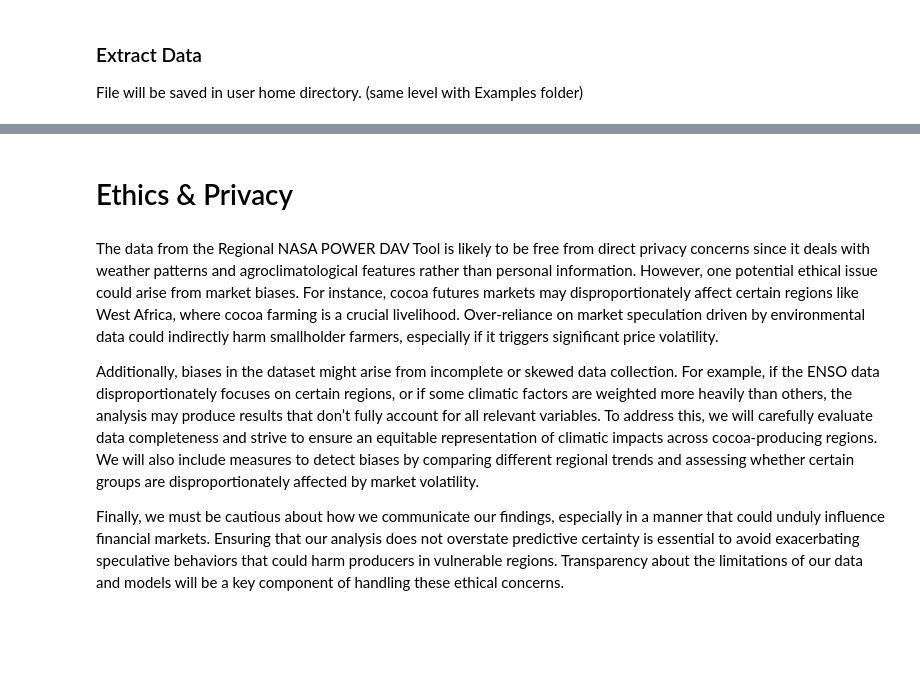
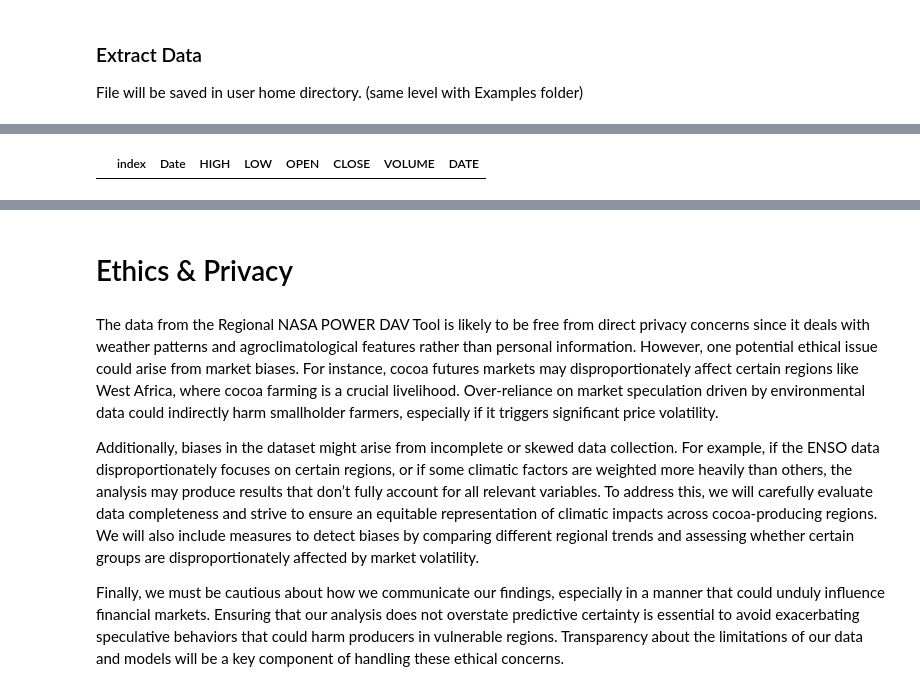
Before and after one commit to jak-weston/Cocoa-Futures-Analysis, a Jupyter notebook: DataCheckpoint_Group142-FA24.ipynb, the cells around one changed output, grey strips where cells are left out. Drawn from its saved outputs; the diff is of its cells as text; code cells hidden in the pictures; blank space fills up the shorter version.

```diff
--- a/DataCheckpoint_Group142-FA24.ipynb
+++ b/DataCheckpoint_Group142-FA24.ipynb
@@ -379,0 +408,13 @@ cocoa_data.head()
+# %%
+new_separated_data['Separation 1']["DATE"] = new_separated_data['Separation 1'].index
+new_separated_data["Separation 1"].reset_index()
+new_separated_data['Separation 2']["DATE"] = new_separated_data['Separation 2'].index
+new_separated_data["Separation 2"].reset_index()
+new_separated_data['Separation 3']["DATE"] = new_separated_data['Separation 3'].index
+new_separated_data["Separation 3"].reset_index()
+new_separated_data['Separation 4']["DATE"] = new_separated_data['Separation 4'].index
+new_separated_data["Separation 4"].reset_index()
+new_separated_data['Separation 5']["DATE"] = new_separated_data['Separation 5'].index
+new_separated_data["Separation 5"].reset_index()
+# %% [output]
+|  | index | Date | HIGH | LOW | OPEN | CLOSE | VOLUME | DATE |
```
Also changed, not shown: parts of 14 cells of this notebook, 5 other files.
